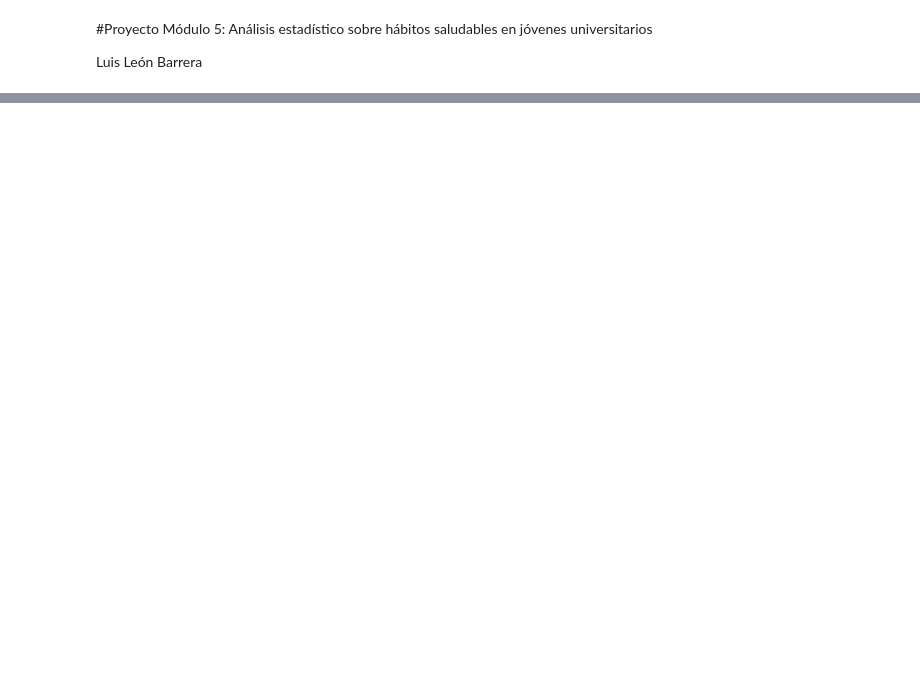
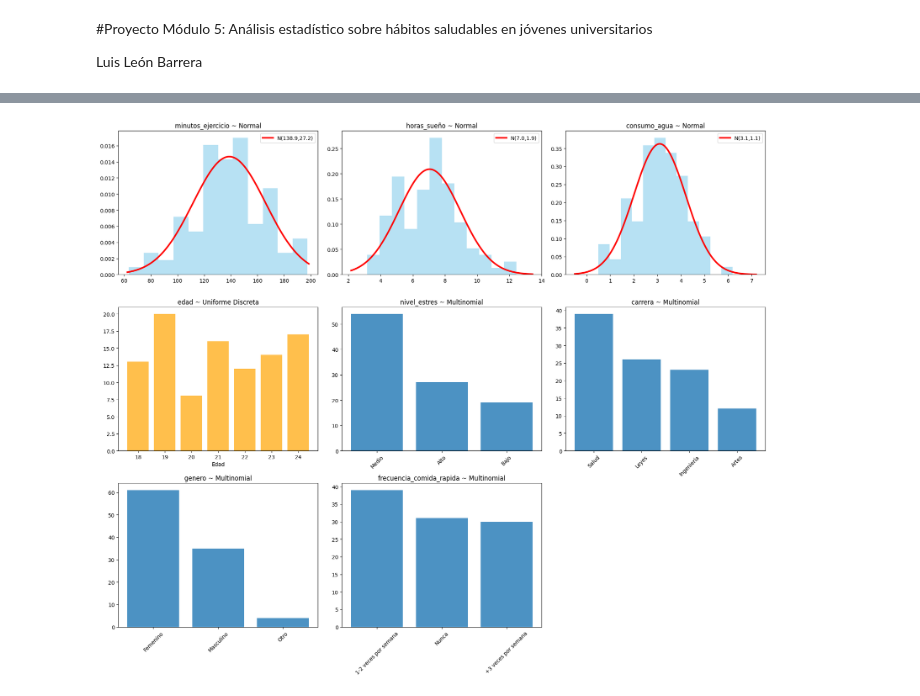
Before and after one commit to luisleonb/Proyecto-Modulo-5-ABP, a Jupyter notebook: Proyecto_M5_Luis_León.ipynb, the cells around one changed output, grey strips where cells are left out. Cells and saved outputs as stored; diff of their text form; code cells hidden in the pictures; blank space fills up the shorter version.

```diff
--- a/Proyecto_M5_Luis_León.ipynb
+++ b/Proyecto_M5_Luis_León.ipynb
@@ -55,8 +55,16 @@ np.random.seed(42)
 n_estudiantes = 100
 
 data = {
-    'minutos_ejercicio': np.random.normal(142, 30, n_estudiantes),
-    'horas_sueño': np.random.normal(7, 2, n_estudiantes),
+    'minutos_ejercicio': np.random.normal(142, 30, n_estudiantes).clip(0),
+    'horas_sueño': np.random.normal(7, 2, n_estudiantes).clip(0,24),
     'edad': np.random.randint(18,25, n_estudiantes),
-    'consumo_agua': np.random.normal(3, 1, n_estudiantes),
+    'consumo_agua': np.random.normal(3, 1, n_estudiantes).clip(0.5),
+    'nivel_estres': np.random.choice(['Bajo', 'Medio', 'Alto'], n_estudiantes, p=[0.2, 0.5, 0.3]),
+    'carrera': np.random.choice(['Ingeniería', 'Salud', 'Artes', 'Leyes'], n_estudiantes, p=[0.3, 0.3, 0.1, 0.3]),
+    'genero': np.random.choice(['Masculino', 'Femenino', 'Otro'], n_estudiantes, p=[0.45, 0.50, 0.05]),
+    'frecuencia_comida_rapida': np.random.choice(['Nunca', '1-2 veces por semana', '+3 veces por semana'], n_estudiantes, p=[0.3, 0.4, 0.3]),
+    'calidad_sueño': np.random.choice(['Buena', 'Regular', 'Mala'], n_estudiantes, p=[0.3, 0.4, 0.3])
 }
+
+df = pd.DataFrame(data)
+df.describe()
@@ -62,0 +258,43 @@ data = {
+# %%
+fig, axes = plt.subplots(3, 3, figsize=(18, 15))
+axes = axes.flatten()
+
+vars_continuas = ['minutos_ejercicio', 'horas_sueño', 'consumo_agua']
+vars_categoricas = ['nivel_estres', 'carrera', 'genero', 'frecuencia_comida_rapida', 'calidad_sueño']
+vars_discretas = ['edad']
+
+i = 0
+# Continuas
+for var in vars_continuas:
+    data_var = df[var]
+    mu, sigma = data_var.mean(), data_var.std()
+    x = np.linspace(data_var.min()-1, data_var.max()+1, 100)
+    axes[i].hist(data_var, bins=12, density=True, alpha=0.6, color='skyblue')
+    axes[i].plot(x, stats.norm.pdf(x, mu, sigma), 'r-', lw=3, label=f'N({mu:.1f},{sigma:.1f})')
+    axes[i].set_title(f'{var} ~ Normal')
+    axes[i].legend()
+    i += 1
+
+# Discreta
+axes[i].bar(df['edad'].value_counts().sort_index().index,
+            df['edad'].value_counts().sort_index().values,
+            alpha=0.7, color='orange')
+axes[i].set_title('edad ~ Uniforme Discreta')
+axes[i].set_xlabel('Edad')
+i += 1
+
+# Categóricas (barras)
+for var in vars_categoricas:
+    counts = df[var].value_counts()
+    axes[i].bar(counts.index, counts.values, alpha=0.8)
+    axes[i].set_title(f'{var} ~ Multinomial')
+    axes[i].tick_params(axis='x', rotation=45)
+    i += 1
+
+# Quitar subplot vacío
+fig.delaxes(axes[-1])
+plt.tight_layout()
+plt.savefig('distribuciones_9variables.png', dpi=300, bbox_inches='tight')
+plt.show()
+# %% [output]
+[figure, added]
```
Also changed, not shown: parts of 16 cells of this notebook.
